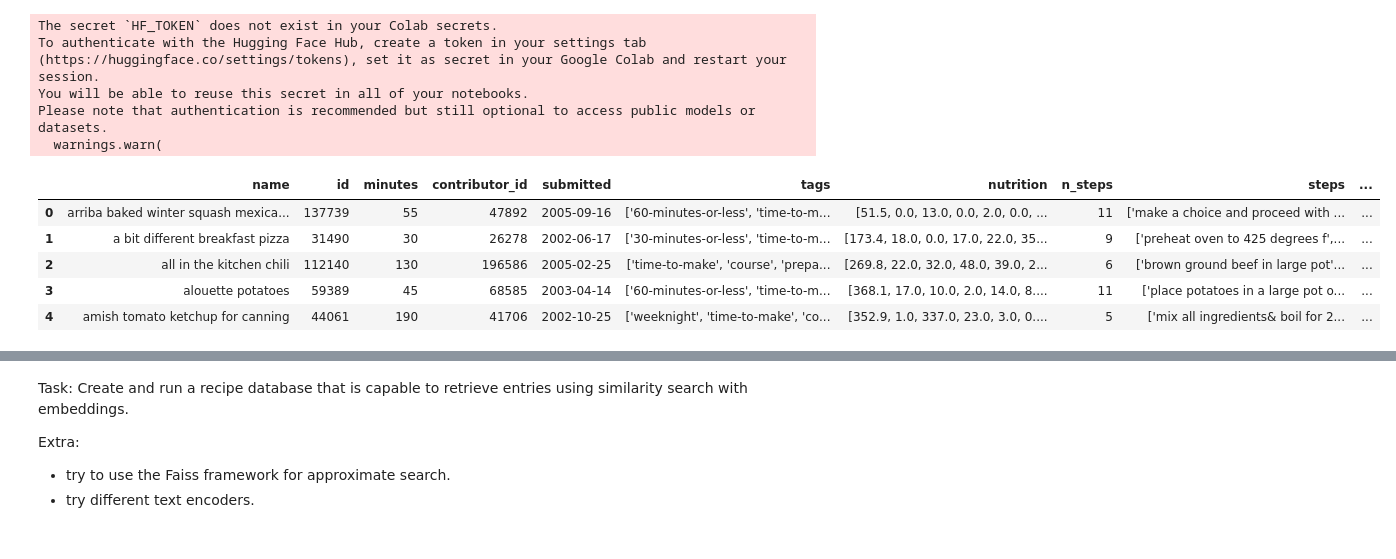
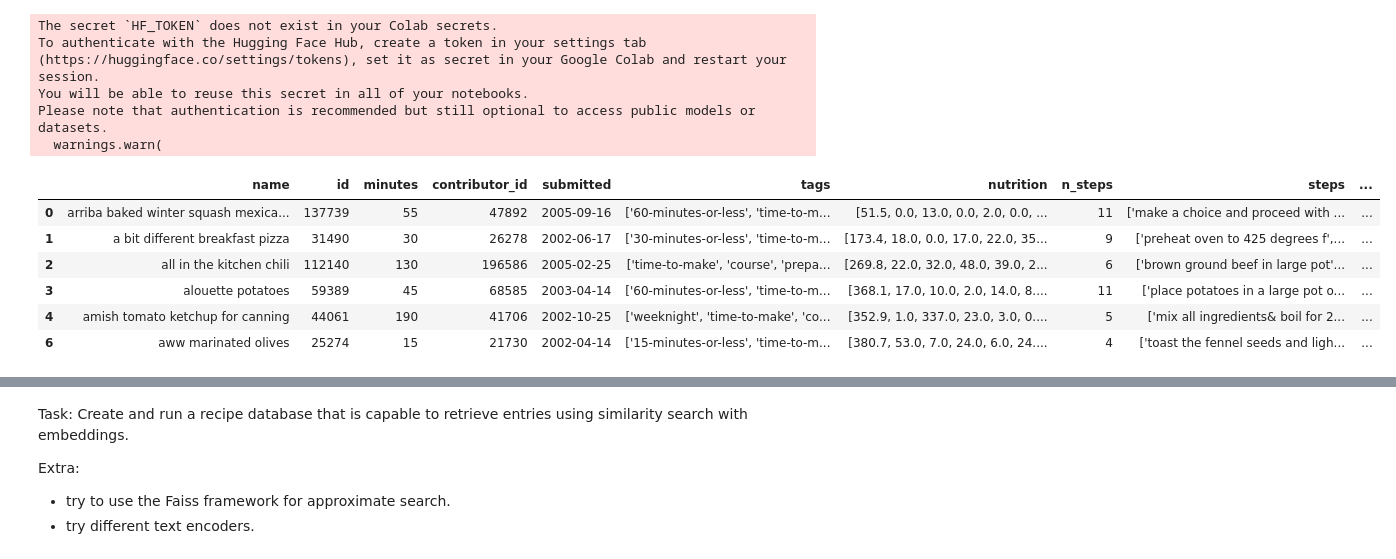
Before and after one commit to barauna-lo/Code_Library, a Jupyter notebook: vec_db.ipynb, the cells around one changed output, grey strips where cells are left out. Drawn from its saved outputs; the diff is of its cells as text; code cells hidden in the pictures.

```diff
--- a/vec_db.ipynb
+++ b/vec_db.ipynb
@@ -37,19 +37,19 @@ from sentence_transformers import SentenceTransformer
 # %%
 FILENAME = "RAW_recipes.csv"
 device = "cuda:0" if torch.cuda.is_available() else "cpu"
 
 model = SentenceTransformer("sentence-transformers/all-MiniLM-L6-v2")
 base_data = pd.read_csv(FILENAME)
-base_data.head()
 # %% [output]
 The secret `HF_TOKEN` does not exist in your Colab secrets.
 To authenticate with the Hugging Face Hub, create a token in your settings tab (https://huggingface.co/settings/tokens), set it as secret in your Google Colab and restart your session.
 You will be able to reuse this secret in all of your notebooks.
 Please note that authentication is recommended but still optional to access public models or datasets.
   warnings.warn(
 |  | name | id | minutes | contributor_id | submitted | tags | nutrition | n_steps | steps | ... |
 | 0 | arriba baked winter squash mexica... | 137739 | 55 | 47892 | 2005-09-16 | ['60-minutes-or-less', 'time-to-m... | [51.5, 0.0, 13.0, 0.0, 2.0, 0.0, ... | 11 | ['make a choice and proceed with ... | ... |
 | 1 | a bit different breakfast pizza | 31490 | 30 | 26278 | 2002-06-17 | ['30-minutes-or-less', 'time-to-m... | [173.4, 18.0, 0.0, 17.0, 22.0, 35... | 9 | ['preheat oven to 425 degrees f',... | ... |
 | 2 | all in the kitchen chili | 112140 | 130 | 196586 | 2005-02-25 | ['time-to-make', 'course', 'prepa... | [269.8, 22.0, 32.0, 48.0, 39.0, 2... | 6 | ['brown ground beef in large pot'... | ... |
 | 3 | alouette potatoes | 59389 | 45 | 68585 | 2003-04-14 | ['60-minutes-or-less', 'time-to-m... | [368.1, 17.0, 10.0, 2.0, 14.0, 8.... | 11 | ['place potatoes in a large pot o... | ... |
 | 4 | amish tomato ketchup for canning | 44061 | 190 | 41706 | 2002-10-25 | ['weeknight', 'time-to-make', 'co... | [352.9, 1.0, 337.0, 23.0, 3.0, 0.... | 5 | ['mix all ingredients& boil for 2... | ... |
+| 6 | aww marinated olives | 25274 | 15 | 21730 | 2002-04-14 | ['15-minutes-or-less', 'time-to-m... | [380.7, 53.0, 7.0, 24.0, 6.0, 24.... | 4 | ['toast the fennel seeds and ligh... | ... |
```
Also changed, not shown: parts of 10 cells of this notebook.
